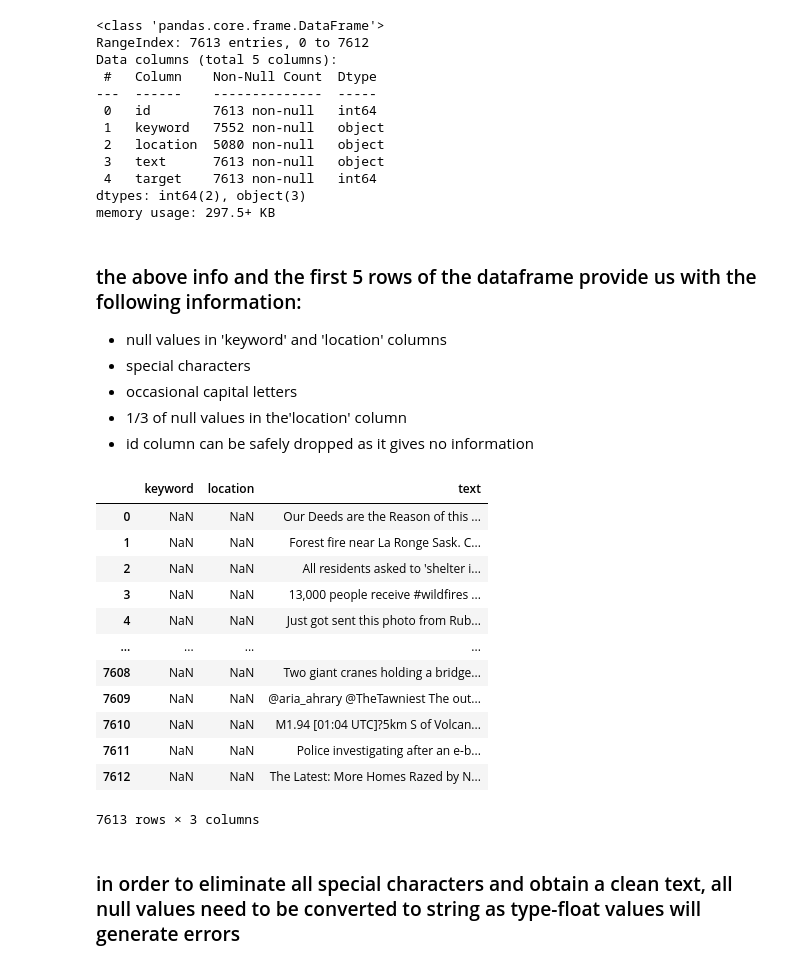
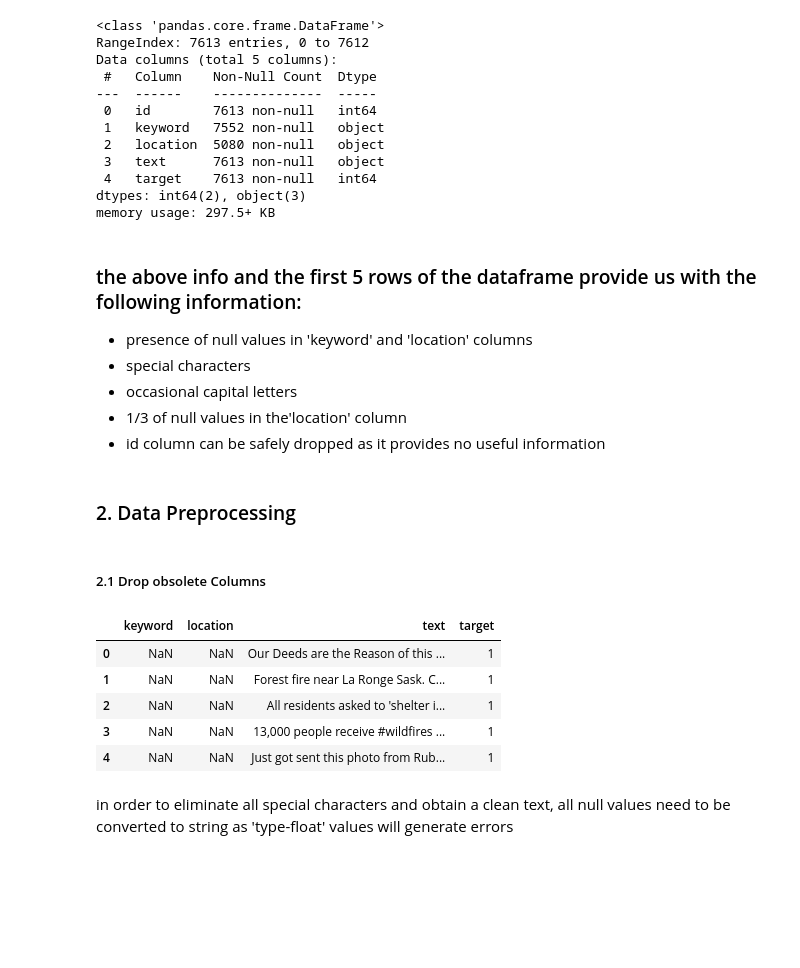
Before and after one commit to y-prog/NLP, a Jupyter notebook: NLP_kaggle_tweets_disaster.ipynb, the cells around one changed output. Saved outputs shown, nothing was run; the diff lists cells and outputs as text; code cells hidden in the pictures; blank space fills up the shorter version.

```diff
--- a/NLP_kaggle_tweets_disaster.ipynb
+++ b/NLP_kaggle_tweets_disaster.ipynb
@@ -88,33 +115,30 @@ dtypes: int64(2), object(3)
 memory usage: 297.5+ KB
 # %% [markdown]
 ### the above info and the first 5 rows of the dataframe provide us with the following information:
-* null values in 'keyword' and 'location' columns
+* presence of null values in 'keyword' and 'location' columns
 * special characters
 * occasional capital letters
 * 1/3 of null values in the'location' column
-* id column can be safely dropped as it gives no information
+* id column can be safely dropped as it provides no useful information
+# %% [markdown]
+### 2. Data Preprocessing
+# %% [markdown]
+##### 2.1 Drop obsolete Columns
 # %%
 target_list=train_tweet.target.tolist()  # save target variable into a list
 train_tweet=train_tweet.drop(['id'], axis=1) # drop the id column
-train_tweet=train_tweet.drop(['target'], axis=1) # drop the target column, it will be added later
+#train_tweet=train_tweet.drop(['target'], axis=1) # drop the target column, it will be added later
 # %%
-train_tweet # dataframe without 'id' and 'target' columns
+train_tweet.head() # dataframe without the 'id' column
 # %% [output]
-|  | keyword | location | text |
-| 0 | NaN | NaN | Our Deeds are the Reason of this ... |
-| 1 | NaN | NaN | Forest fire near La Ronge Sask. C... |
-| 2 | NaN | NaN | All residents asked to 'shelter i... |
-| 3 | NaN | NaN | 13,000 people receive #wildfires ... |
-| 4 | NaN | NaN | Just got sent this photo from Rub... |
-| ... | ... | ... | ... |
-| 7608 | NaN | NaN | Two giant cranes holding a bridge... |
-| 7609 | NaN | NaN | @aria_ahrary @TheTawniest The out... |
-| 7610 | NaN | NaN | M1.94 [01:04 UTC]?5km S of Volcan... |
-| 7611 | NaN | NaN | Police investigating after an e-b... |
-| 7612 | NaN | NaN | The Latest: More Homes Razed by N... |
+|  | keyword | location | text | target |
+| 0 | NaN | NaN | Our Deeds are the Reason of this ... | 1 |
+| 1 | NaN | NaN | Forest fire near La Ronge Sask. C... | 1 |
+| 2 | NaN | NaN | All residents asked to 'shelter i... | 1 |
+| 3 | NaN | NaN | 13,000 people receive #wildfires ... | 1 |
+| 4 | NaN | NaN | Just got sent this photo from Rub... | 1 |
-7613 rows × 3 columns
 # %% [markdown]
-### in order to eliminate all special characters and obtain a clean text, all null values need to be converted to string as type-float values will generate errors
+in order to eliminate all special characters and obtain a clean text, all null values need to be converted to string as 'type-float' values will generate errors
 # %%
 train_tweet['keyword'] = train_tweet['keyword'].fillna('key') # replace null values in 'keyword' with 'key'
 train_tweet['location'] = train_tweet['location'].fillna('loc') # replace null values in 'keyword' with 'loc'
```
Also changed, not shown: parts of 110 cells of this notebook, 1 other file.
